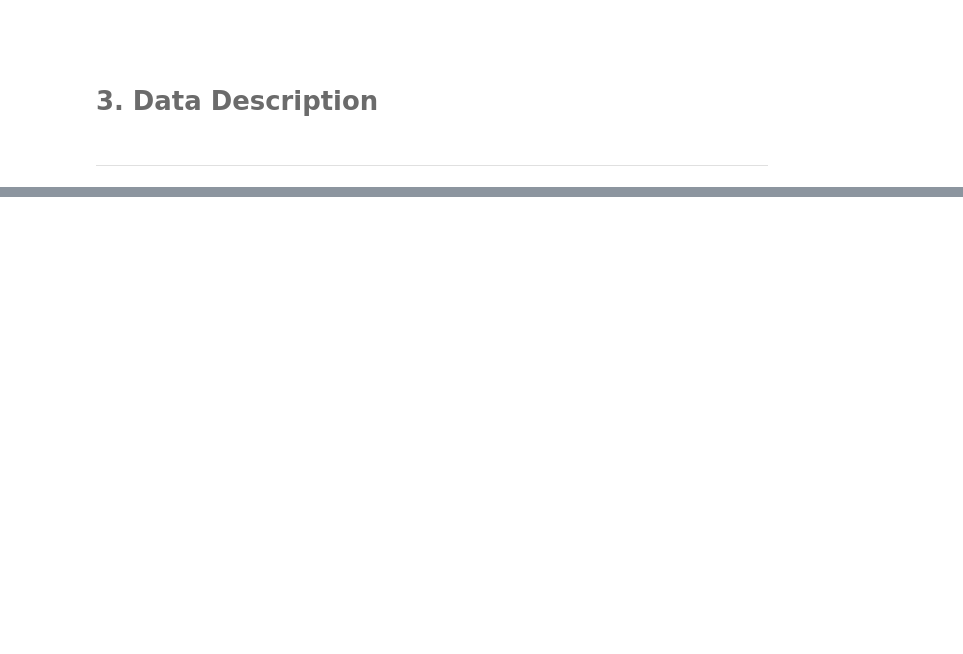
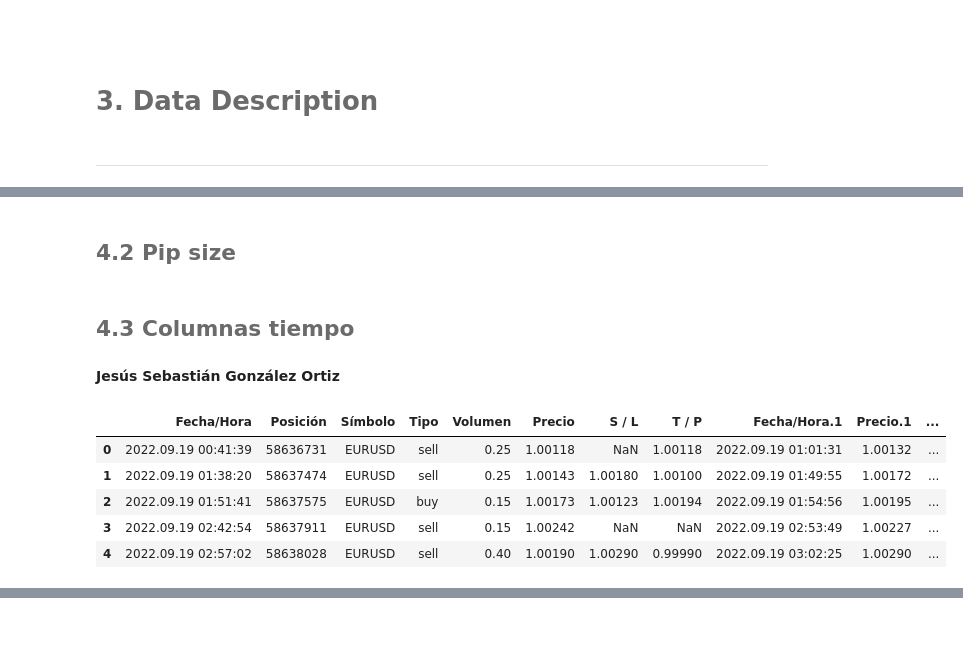
Before and after one commit to DayanaNavarro/LAB3_MYST, a Jupyter notebook: notebook.ipynb, the cells around one changed output, grey strips where cells are left out. Drawn from its saved outputs; the diff is of its cells as text; code cells hidden in the pictures; blank space fills up the shorter version.

Commit message:
Correcciones en functions/Data y llenado de notebook

```diff
--- a/notebook.ipynb
+++ b/notebook.ipynb
@@ -76,0 +133,2 @@ import functions as fn
+# %%
+data1 = fn.f_leer_archivo("Data1")
@@ -76,0 +159,2 @@ import functions as fn
+# %% [markdown]
+## <font color= #6B6B6B> 4.2 Pip size </font> <font color= #555555>
@@ -76,0 +165,14 @@ import functions as fn
+# %% [markdown]
+## <font color= #6B6B6B> 4.3 Columnas tiempo </font> <font color= #555555>
+# %% [markdown]
+**Jesús Sebastián González Ortiz**
+# %%
+data1 = fn.f_columnas_tiempos(data1)
+data1.head()
+# %% [output]
+|  | Fecha/Hora | Posición | Símbolo | Tipo | Volumen | Precio | S / L | T / P | Fecha/Hora.1 | Precio.1 | ... |
+| 0 | 2022.09.19 00:41:39 | 58636731 | EURUSD | sell | 0.25 | 1.00118 | NaN | 1.00118 | 2022.09.19 01:01:31 | 1.00132 | ... |
+| 1 | 2022.09.19 01:38:20 | 58637474 | EURUSD | sell | 0.25 | 1.00143 | 1.00180 | 1.00100 | 2022.09.19 01:49:55 | 1.00172 | ... |
+| 2 | 2022.09.19 01:51:41 | 58637575 | EURUSD | buy | 0.15 | 1.00173 | 1.00123 | 1.00194 | 2022.09.19 01:54:56 | 1.00195 | ... |
+| 3 | 2022.09.19 02:42:54 | 58637911 | EURUSD | sell | 0.15 | 1.00242 | NaN | NaN | 2022.09.19 02:53:49 | 1.00227 | ... |
+| 4 | 2022.09.19 02:57:02 | 58638028 | EURUSD | sell | 0.40 | 1.00190 | 1.00290 | 0.99990 | 2022.09.19 03:02:25 | 1.00290 | ... |
```
Also changed, not shown: parts of 68 cells of this notebook, 2 other files.
